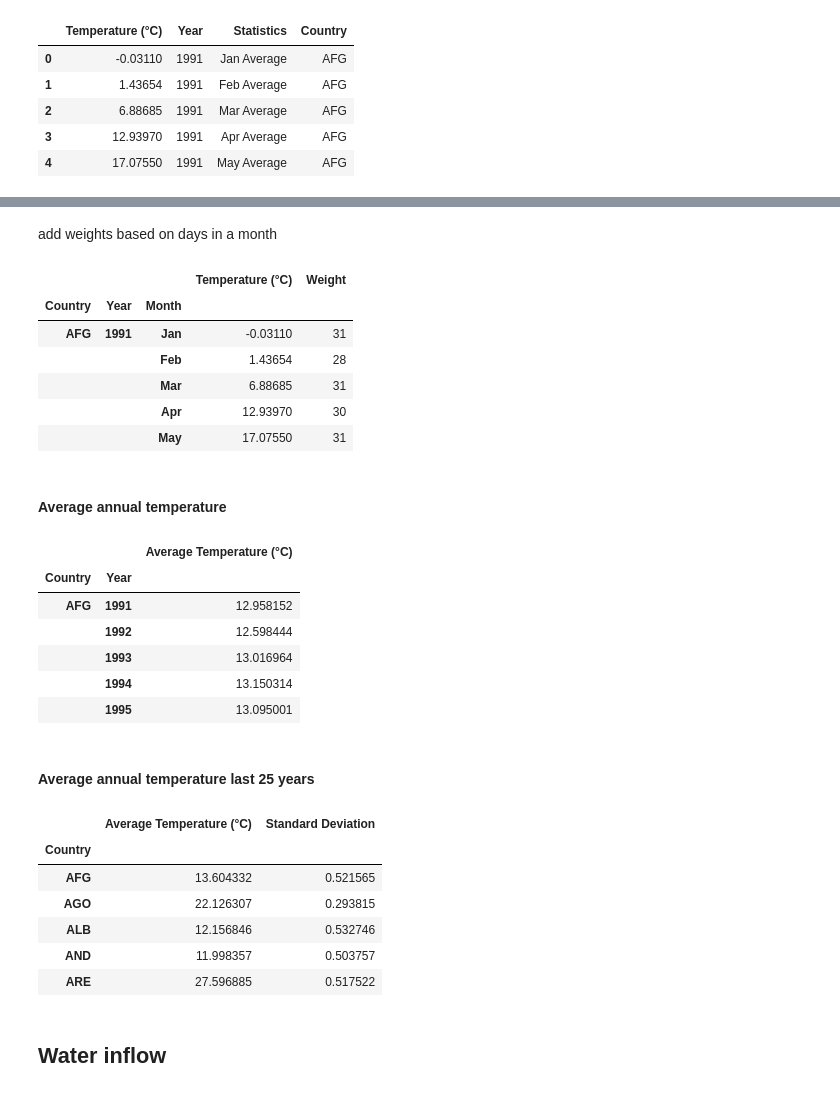
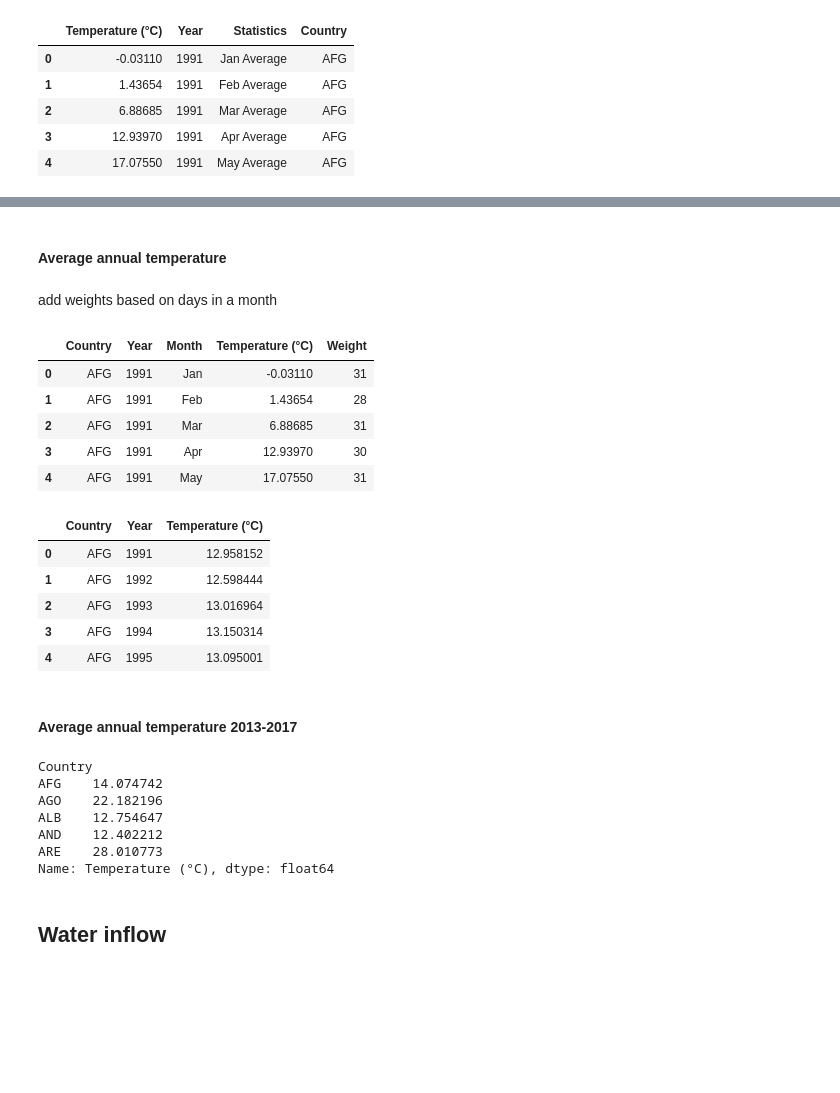
Before and after one commit to herbmks/MDA-Tuvalu, a Jupyter notebook: preprocessing climate factors.ipynb, the cells around one changed output, grey strips where cells are left out. Cells and saved outputs as stored; diff of their text form; code cells hidden in the pictures; blank space fills up the shorter version.

```diff
--- a/preprocessing climate factors.ipynb
+++ b/preprocessing climate factors.ipynb
@@ -115,0 +113,5 @@ temperature.head()
+# %%
+temperature = temperature.rename(columns={'Statistics':'Month'})
+temperature = temperature[['Country','Year','Month','Temperature (°C)']]
+temperature['Month'] = temperature['Month'].map(lambda x: x.split(' ')[0])
+temperature.head()
@@ -116,49 +125,43 @@ temperature.head()
+# %% [markdown]
+#### Average annual temperature
 # %% [markdown]
 add weights based on days in a month
 # %%
-monthly_temperature = temperature[['Country','Year','Statistics','Temperature (°C)']]
-monthly_temperature = monthly_temperature.rename(columns={'Statistics':'Month'})
-monthly_temperature['Month'] = monthly_temperature['Month'].map(lambda x: x.split(' ')[0])
 weights = {'Jan':31, 'Feb':28, 'Mar':31, 'Apr':30, 'May':31, 'Jun':30,'Jul':31, 'Aug':31, 'Sep':30, 'Oct':31, 'Nov':30, 'Dec':31}
-monthly_temperature['Weight'] = monthly_temperature['Month'].map(weights)
-monthly_temperature.set_index(['Country','Year','Month'],inplace=True)
-monthly_temperature.head()
+temperature['Weight'] = temperature['Month'].map(weights)
+temperature.head()
 # %% [output]
-|  |  |  | Temperature (°C) | Weight |
-| Country | Year | Month |  |  |
-| AFG | 1991 | Jan | -0.03110 | 31 |
-|  |  | Feb | 1.43654 | 28 |
-|  |  | Mar | 6.88685 | 31 |
-|  |  | Apr | 12.93970 | 30 |
-|  |  | May | 17.07550 | 31 |
+|  | Country | Year | Month | Temperature (°C) | Weight |
+| 0 | AFG | 1991 | Jan | -0.03110 | 31 |
+| 1 | AFG | 1991 | Feb | 1.43654 | 28 |
+| 2 | AFG | 1991 | Mar | 6.88685 | 31 |
+| 3 | AFG | 1991 | Apr | 12.93970 | 30 |
+| 4 | AFG | 1991 | May | 17.07550 | 31 |
-# %% [markdown]
-#### Average annual temperature
 # %%
-annual_temperature = monthly_temperature.groupby(['Country','Year']).apply(lambda x: (x['Temperature (°C)'] * x['Weight']).sum() / x['Weight'].sum())
-annual_temperature = pd.DataFrame(annual_temperature, columns = ["Average Temperature (°C)"])
+annual_temperature = temperature.groupby(['Country','Year']).apply(lambda x: (x['Temperature (°C)'] * x['Weight']).sum() / x['Weight'].sum())
+annual_temperature = pd.DataFrame(annual_temperature).rename(columns={0:'Temperature (°C)'})
+annual_temperature.reset_index(inplace=True)
 annual_temperature.head()
 # %% [output]
-|  |  | Average Temperature (°C) |
-| Country | Year |  |
-| AFG | 1991 | 12.958152 |
-|  | 1992 | 12.598444 |
-|  | 1993 | 13.016964 |
-|  | 1994 | 13.150314 |
-|  | 1995 | 13.095001 |
+|  | Country | Year | Temperature (°C) |
+| 0 | AFG | 1991 | 12.958152 |
+| 1 | AFG | 1992 | 12.598444 |
+| 2 | AFG | 1993 | 13.016964 |
+| 3 | AFG | 1994 | 13.150314 |
+| 4 | AFG | 1995 | 13.095001 |
 # %% [markdown]
-#### Average annual temperature last 25 years
+#### Average annual temperature 2013-2017
 # %%
-average_annual_temperature = annual_temperature.groupby("Country").mean()
-average_annual_temperature["Standard Deviation"] = annual_temperature.groupby("Country").std()
+average_annual_temperature = annual_temperature[(annual_temperature['Year'] > 2012) & (annual_temperature['Year'] < 2017)].groupby("Country")['Temperature (°C)'].mean()
 average_annual_temperature.head()
 # %% [output]
-|  | Average Temperature (°C) | Standard Deviation |
-| Country |  |  |
-| AFG | 13.604332 | 0.521565 |
-| AGO | 22.126307 | 0.293815 |
-| ALB | 12.156846 | 0.532746 |
-| AND | 11.998357 | 0.503757 |
-| ARE | 27.596885 | 0.517522 |
+Country
+AFG    14.074742
+AGO    22.182196
+ALB    12.754647
+AND    12.402212
+ARE    28.010773
+Name: Temperature (°C), dtype: float64
 # %% [markdown]
 ## Water inflow
 # %% [markdown]
```
Also changed, not shown: parts of 23 cells of this notebook, 6 other files.
